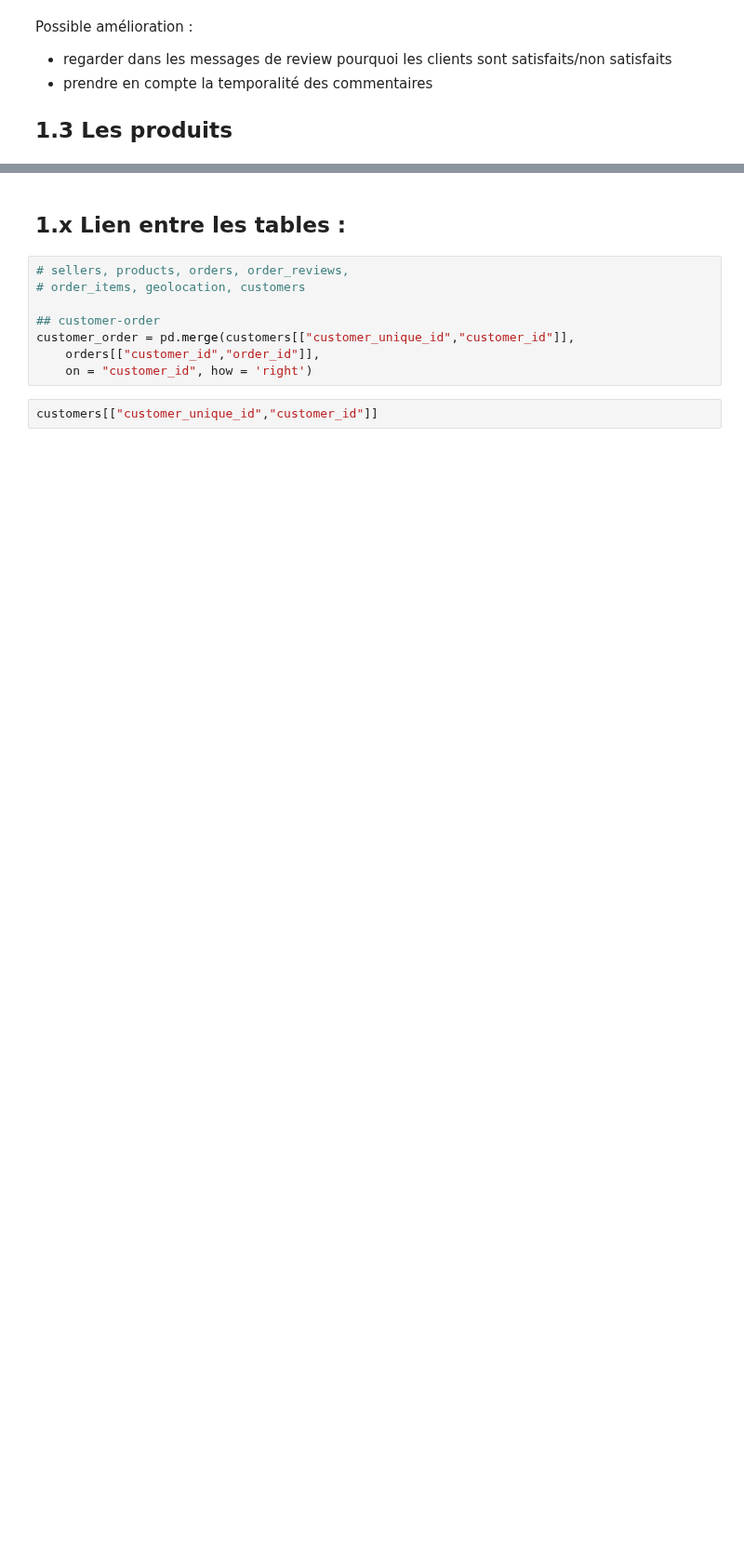
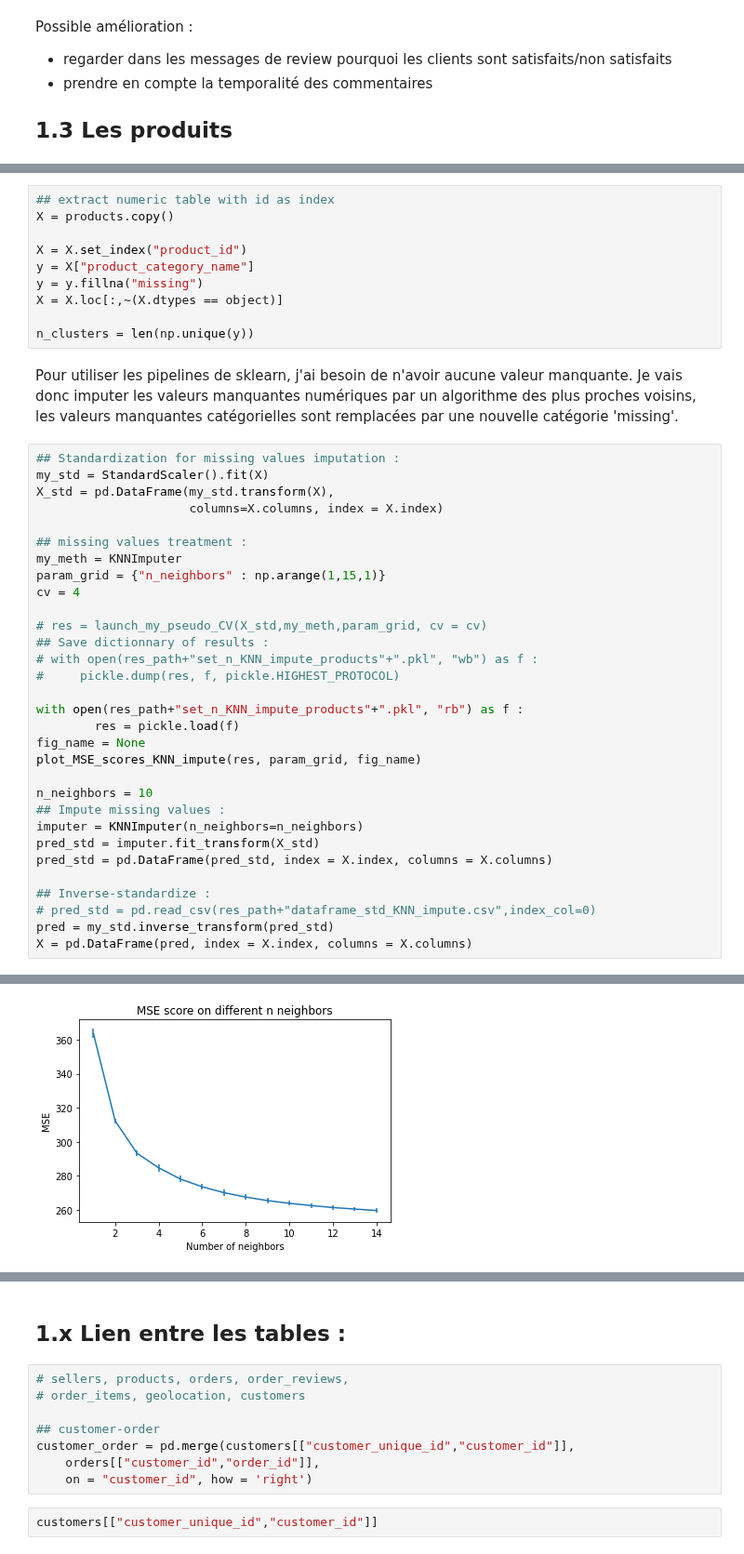
Before and after one commit to ClaireGayral/formation_openclassroom, a Jupyter notebook: P4_gayral_claire/analyse_exploratoire.ipynb, the cells around one changed output, grey strips where cells are left out. Shown at 93% size. Saved outputs shown, nothing was run; the diff lists cells and outputs as text; blank space fills up the shorter version.

```diff
--- a/P4_gayral_claire/analyse_exploratoire.ipynb
+++ b/P4_gayral_claire/analyse_exploratoire.ipynb
@@ -653,0 +659,44 @@ Possible amélioration :
+# %%
+## extract numeric table with id as index
+X = products.copy()
+
+X = X.set_index("product_id")
+y = X["product_category_name"]
+y = y.fillna("missing")
+X = X.loc[:,~(X.dtypes == object)]
+
+n_clusters = len(np.unique(y))
+# %% [markdown]
+Pour utiliser les pipelines de sklearn, j'ai besoin de n'avoir aucune valeur manquante. Je vais donc imputer les valeurs manquantes numériques par un algorithme des plus proches voisins, les valeurs manquantes catégorielles sont remplacées par une nouvelle catégorie 'missing'.
+# %%
+## Standardization for missing values imputation :
+my_std = StandardScaler().fit(X)
+X_std = pd.DataFrame(my_std.transform(X),
+                     columns=X.columns, index = X.index)
+
+## missing values treatment :
+my_meth = KNNImputer
+param_grid = {"n_neighbors" : np.arange(1,15,1)}
+cv = 4
+
+# res = launch_my_pseudo_CV(X_std,my_meth,param_grid, cv = cv)
+## Save dictionnary of results :
+# with open(res_path+"set_n_KNN_impute_products"+".pkl", "wb") as f :
+#     pickle.dump(res, f, pickle.HIGHEST_PROTOCOL)
+
+with open(res_path+"set_n_KNN_impute_products"+".pkl", "rb") as f :
+        res = pickle.load(f)
+fig_name = None
+plot_MSE_scores_KNN_impute(res, param_grid, fig_name)
+
+n_neighbors = 10
+## Impute missing values :
+imputer = KNNImputer(n_neighbors=n_neighbors)
+pred_std = imputer.fit_transform(X_std)
+pred_std = pd.DataFrame(pred_std, index = X.index, columns = X.columns)
+
+## Inverse-standardize :
+# pred_std = pd.read_csv(res_path+"dataframe_std_KNN_impute.csv",index_col=0)
+pred = my_std.inverse_transform(pred_std)
+X = pd.DataFrame(pred, index = X.index, columns = X.columns)
+# %% [output]
@@ -653,0 +717 @@ Possible amélioration :
+[figure, added]
```
Also changed, not shown: parts of 17 cells of this notebook.
